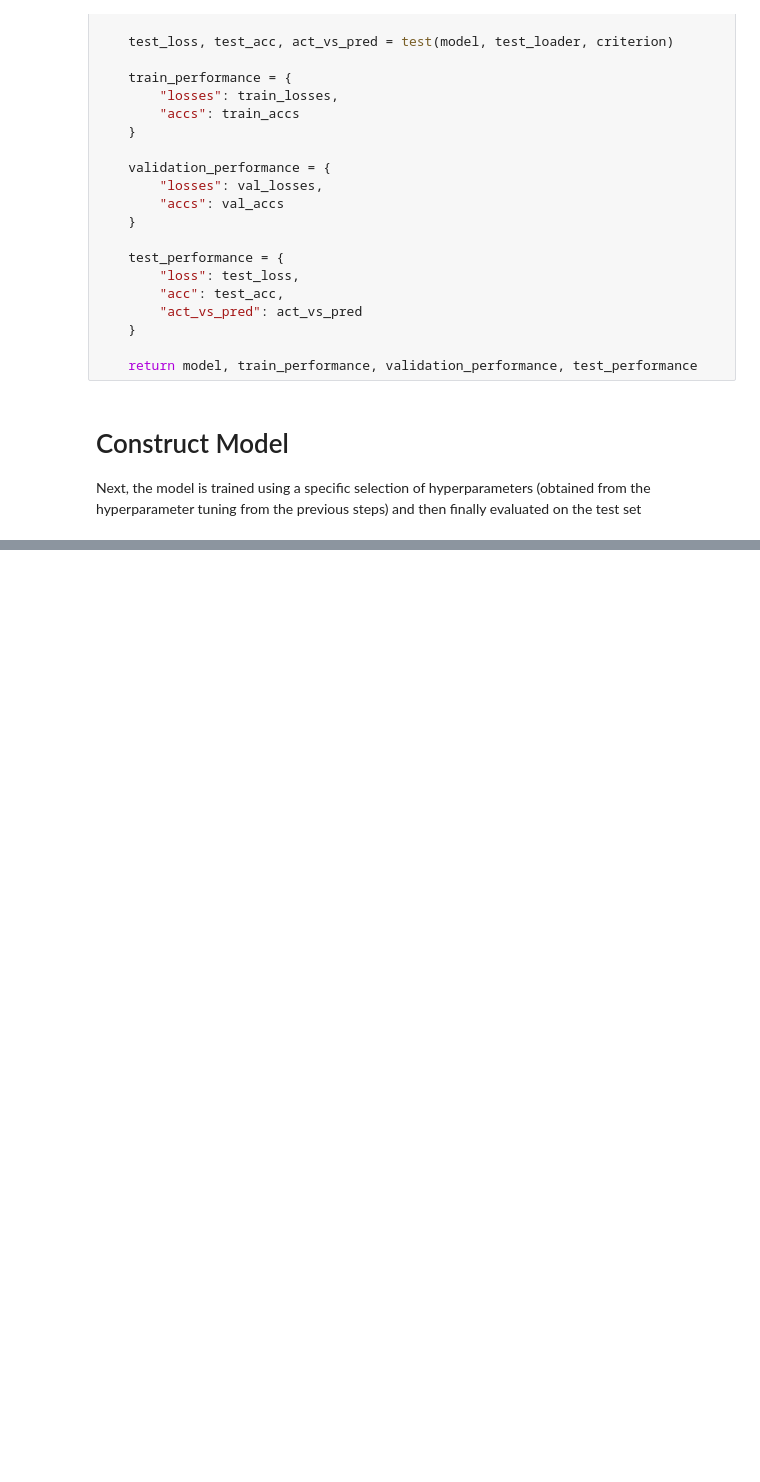
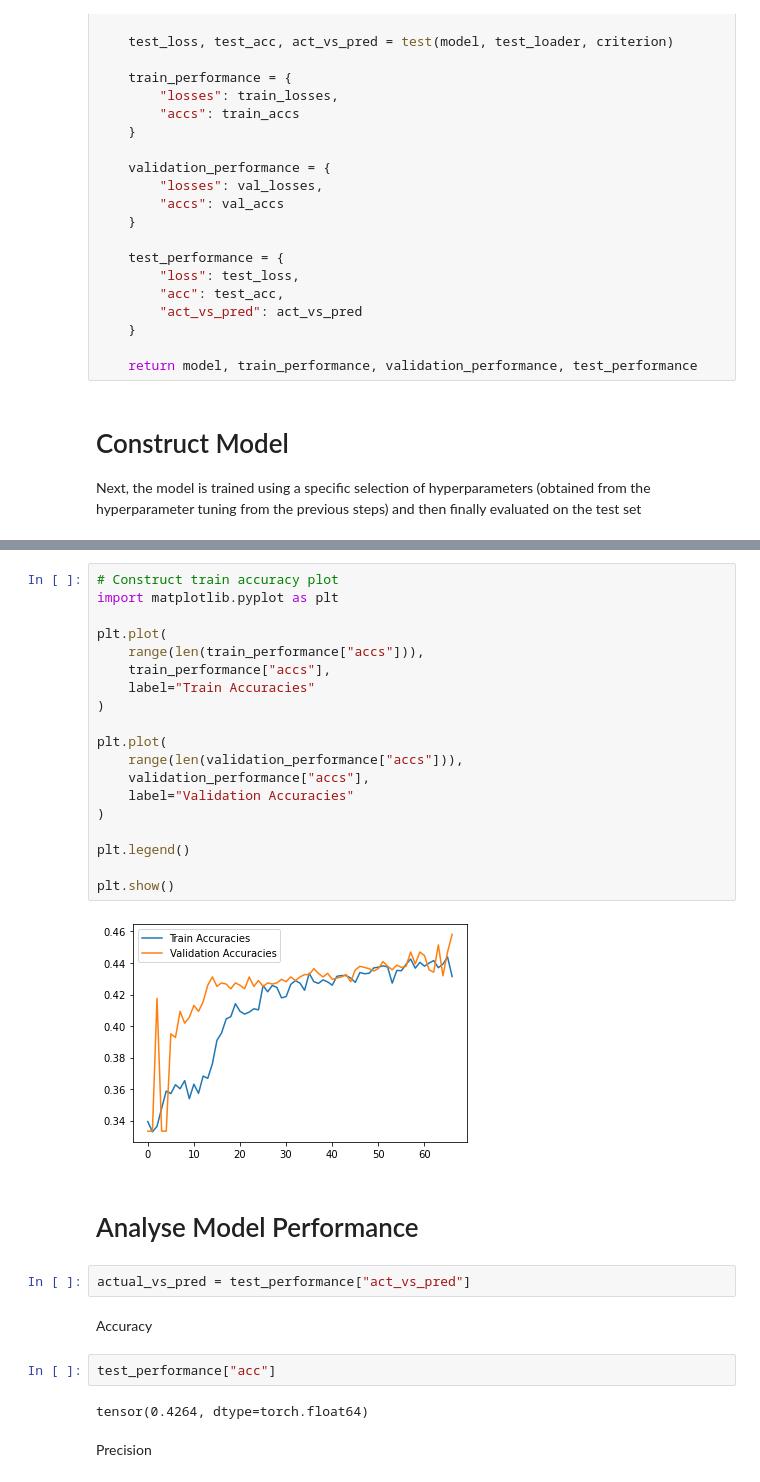
Before and after one commit to yvesdhondt/CNN-StockReturnPrediction, a Jupyter notebook: stock_return_cnn/3_a_cnn_models_coordconv_bar_hpo.ipynb, the cells around one changed output, grey strips where cells are left out. Cells and saved outputs as stored; diff of their text form; blank space fills up the shorter version.

```diff
--- a/stock_return_cnn/3_a_cnn_models_coordconv_bar_hpo.ipynb
+++ b/stock_return_cnn/3_a_cnn_models_coordconv_bar_hpo.ipynb
@@ -273,0 +303,33 @@ KeyboardInterrupt:
+# %%
+# Construct train accuracy plot
+import matplotlib.pyplot as plt
+
+plt.plot(
+    range(len(train_performance["accs"])),
+    train_performance["accs"],
+    label="Train Accuracies"
+)
+
+plt.plot(
+    range(len(validation_performance["accs"])),
+    validation_performance["accs"],
+    label="Validation Accuracies"
+)
+
+plt.legend()
+
+plt.show()
+# %% [output]
+[figure, added]
+# %% [markdown]
+# Analyse Model Performance
+# %%
+actual_vs_pred = test_performance["act_vs_pred"]
+# %% [markdown]
+Accuracy
+# %%
+test_performance["acc"]
+# %% [output]
+tensor(0.4264, dtype=torch.float64)
+# %% [markdown]
+Precision
```
Also changed, not shown: parts of 13 cells of this notebook, 19 other files.
